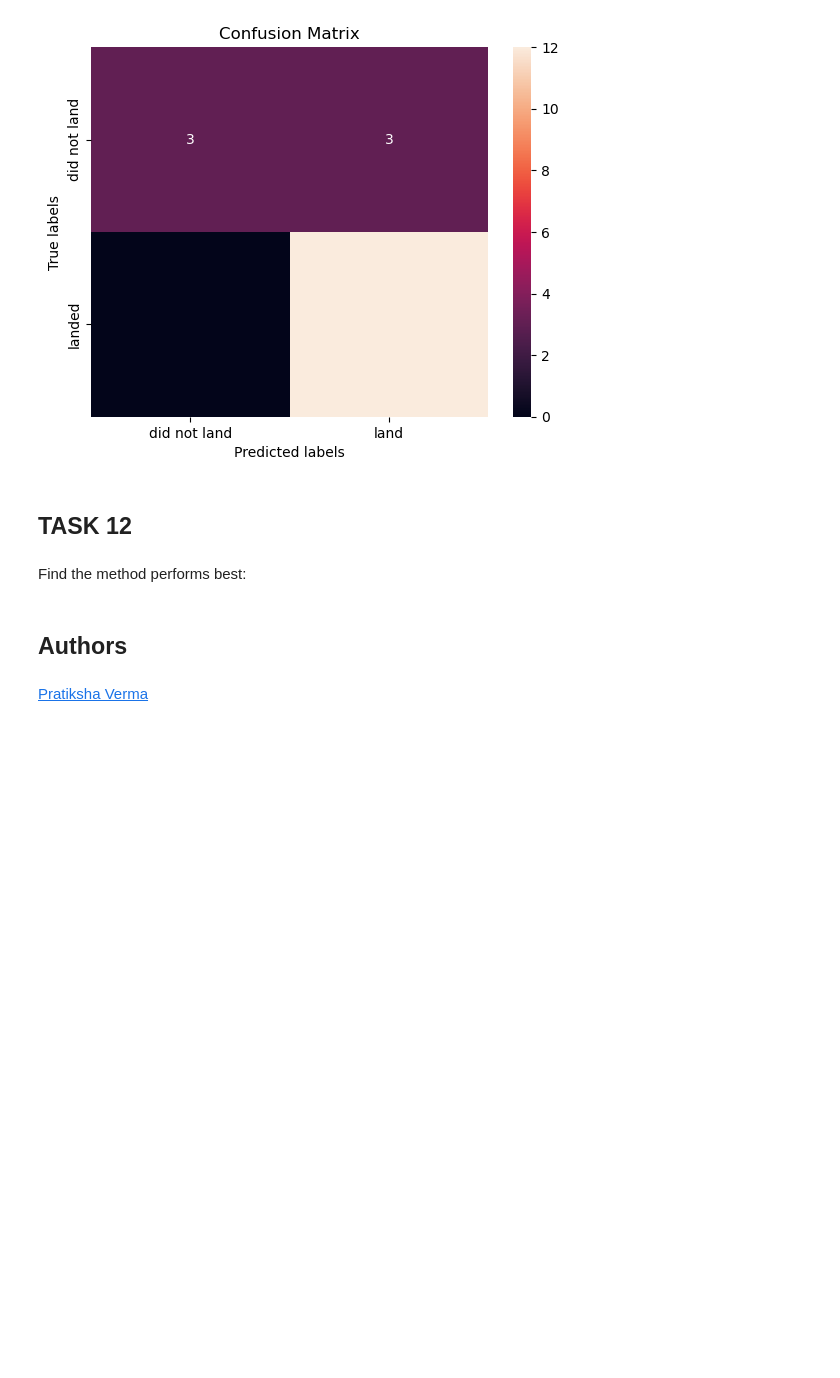
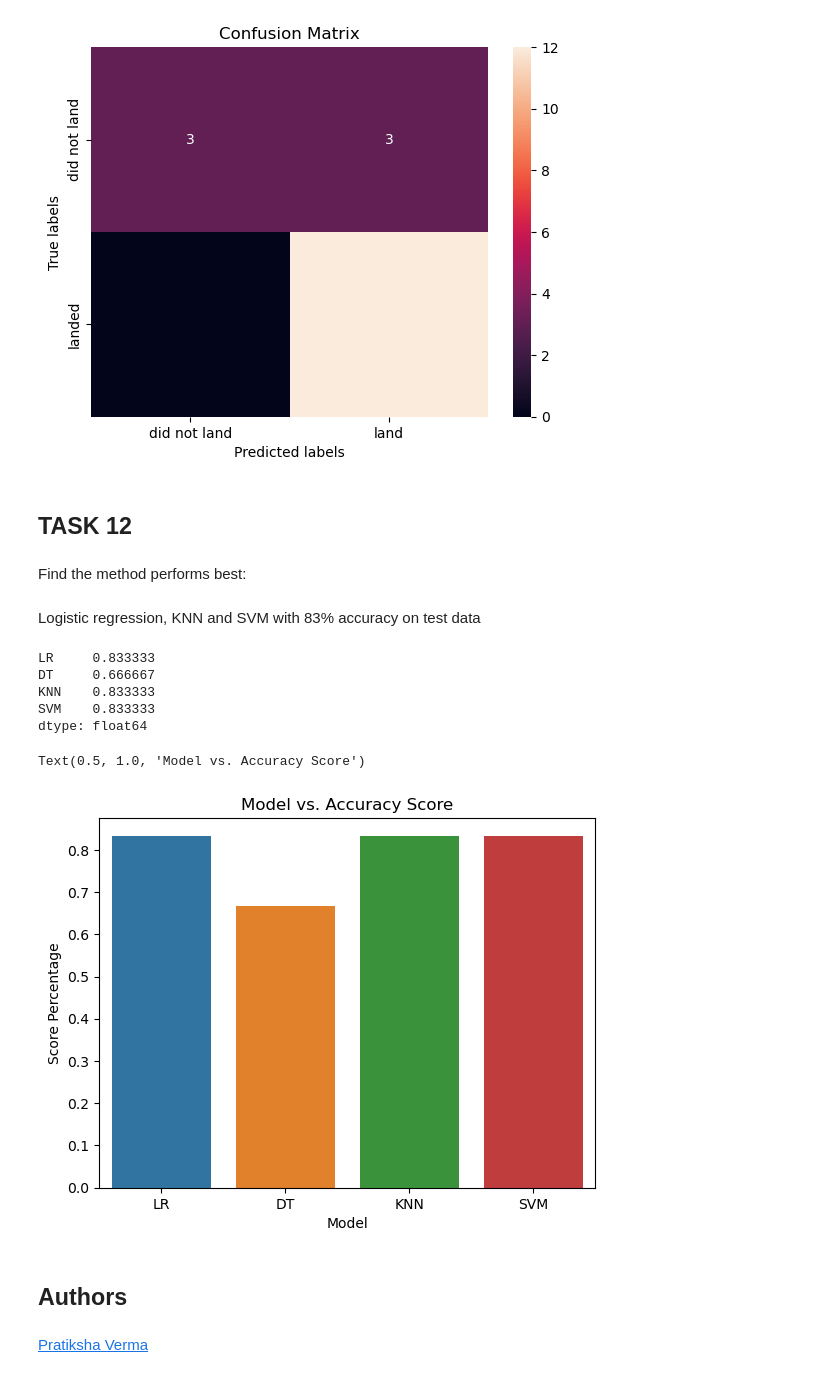
Before and after one commit to vermaparul85/IBM-Data-Science-Projects, a Jupyter notebook: Capstone/SpaceX-Machine-Learning-Prediction.ipynb, the cells around one changed output. Saved outputs shown, nothing was run; the diff lists cells and outputs as text; code cells hidden in the pictures; blank space fills up the shorter version.

```diff
--- a/Capstone/SpaceX-Machine-Learning-Prediction.ipynb
+++ b/Capstone/SpaceX-Machine-Learning-Prediction.ipynb
@@ -221,7 +222,8 @@ accuracy : 0.8482142857142856
 # %% [markdown]
 Calculate the accuracy on the test data using the method <code>score</code>:
 # %%
-svm_cv.score(X_test, y_test)
+svm_score = svm_cv.score(X_test, y_test)
+svm_score
 # %% [output]
 0.8333333333333334
 # %% [markdown]
@@ -266,5 +268,6 @@ accuracy : 0.8875000000000002
 # %% [markdown]
 Calculate the accuracy of tree_cv on the test data using the method <code>score</code>:
 # %%
-tree_cv.score(X_test, y_test)
+tree_score = tree_cv.score(X_test, y_test)
+tree_score
 # %% [output]
@@ -310,7 +308,8 @@ accuracy : 0.8482142857142858
 # %% [markdown]
 Calculate the accuracy of knn_cv on the test data using the method <code>score</code>:
 # %%
-knn_cv.score(X_test, y_test)
+knn_score = knn_cv.score(X_test, y_test)
+knn_score
 # %% [output]
 0.8333333333333334
 # %% [markdown]
@@ -329,3 +326,23 @@ Logistic regression, KNN and SVM with 83% accuracy on test data
+# %% [markdown]
+Logistic regression, KNN and SVM with 83% accuracy on test data
+# %%
+accuracy_scores = {'LR':logreg_score, 'DT':tree_score, 'KNN':knn_score, 'SVM':svm_score}
+accuracy_scores_ser = pd.Series(accuracy_scores)
+accuracy_scores_ser
+# %% [output]
+LR     0.833333
+DT     0.666667
+KNN    0.833333
+SVM    0.833333
+dtype: float64
+# %%
+sns.barplot(x=accuracy_scores_ser.index, y=accuracy_scores_ser)
+plt.xlabel('Model')
+plt.ylabel('Score Percentage')
+plt.title('Model vs. Accuracy Score')
+# %% [output]
+Text(0.5, 1.0, 'Model vs. Accuracy Score')
+[figure, added]
 # %% [markdown]
 ## Authors
 # %% [markdown]
```
Also changed, not shown: parts of 6 cells of this notebook.
